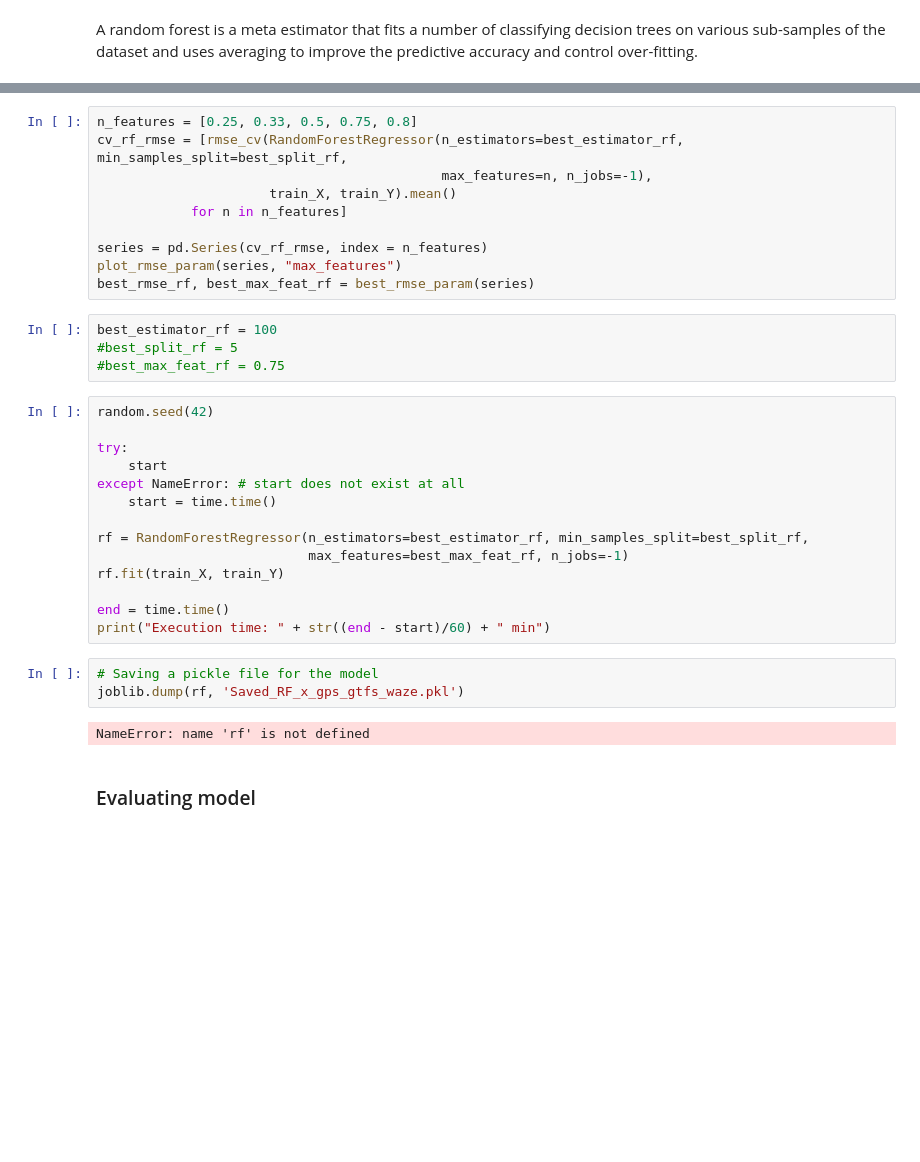
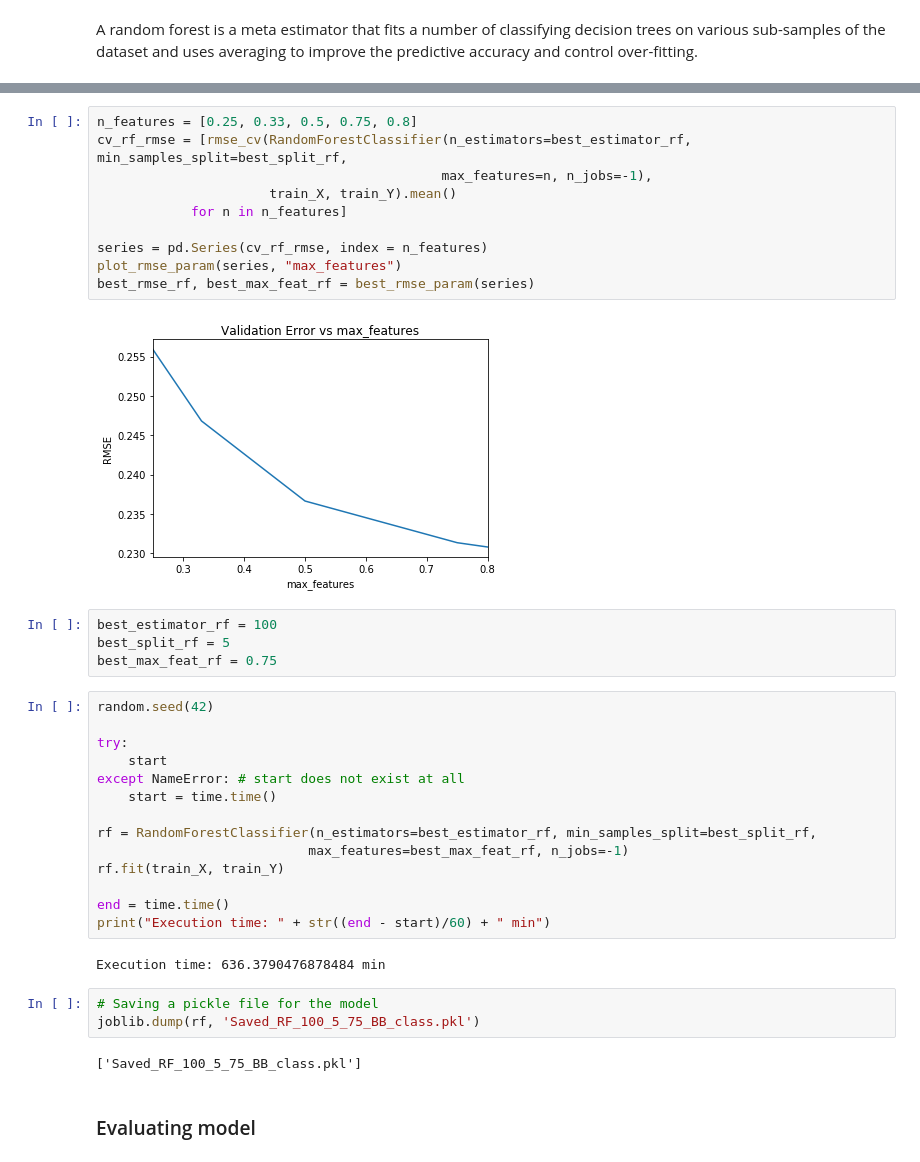
Before and after one commit to veruskasantos/INESProject, a Jupyter notebook: workspace/Model Prediction/Testing models/Random Forest/RandomForest.ipynb, the cells around one changed output, grey strips where cells are left out. Saved outputs shown, nothing was run; the diff lists cells and outputs as text; blank space fills up the shorter version.

```diff
--- a/workspace/Model Prediction/Testing models/Random Forest/RandomForest.ipynb
+++ b/workspace/Model Prediction/Testing models/Random Forest/RandomForest.ipynb
@@ -104,17 +114,19 @@ best_rmse_rf, best_split_rf = best_rmse_param(series)
 # %%
 n_features = [0.25, 0.33, 0.5, 0.75, 0.8]
-cv_rf_rmse = [rmse_cv(RandomForestRegressor(n_estimators=best_estimator_rf, min_samples_split=best_split_rf,
+cv_rf_rmse = [rmse_cv(RandomForestClassifier(n_estimators=best_estimator_rf, min_samples_split=best_split_rf,
                                             max_features=n, n_jobs=-1),
                       train_X, train_Y).mean()
             for n in n_features]
 
 series = pd.Series(cv_rf_rmse, index = n_features)
 plot_rmse_param(series, "max_features")
 best_rmse_rf, best_max_feat_rf = best_rmse_param(series)
+# %% [output]
+[figure, added]
 # %%
 best_estimator_rf = 100
-#best_split_rf = 5
-#best_max_feat_rf = 0.75
+best_split_rf = 5
+best_max_feat_rf = 0.75
 # %%
 random.seed(42)
 
@@ -123,17 +135,19 @@ try:
 except NameError: # start does not exist at all
     start = time.time()
 
-rf = RandomForestRegressor(n_estimators=best_estimator_rf, min_samples_split=best_split_rf,
+rf = RandomForestClassifier(n_estimators=best_estimator_rf, min_samples_split=best_split_rf,
                            max_features=best_max_feat_rf, n_jobs=-1)
 rf.fit(train_X, train_Y)
 
 end = time.time()
 print("Execution time: " + str((end - start)/60) + " min")
+# %% [output]
+Execution time: 636.3790476878484 min
 # %%
 # Saving a pickle file for the model
-joblib.dump(rf, 'Saved_RF_x_gps_gtfs_waze.pkl')
+joblib.dump(rf, 'Saved_RF_100_5_75_BB_class.pkl')
 # %% [output]
-NameError: name 'rf' is not defined
+['Saved_RF_100_5_75_BB_class.pkl']
 # %% [markdown]
 ### Evaluating model
 # %% [markdown]
```
Also changed, not shown: parts of 16 cells of this notebook, 2 other files.
